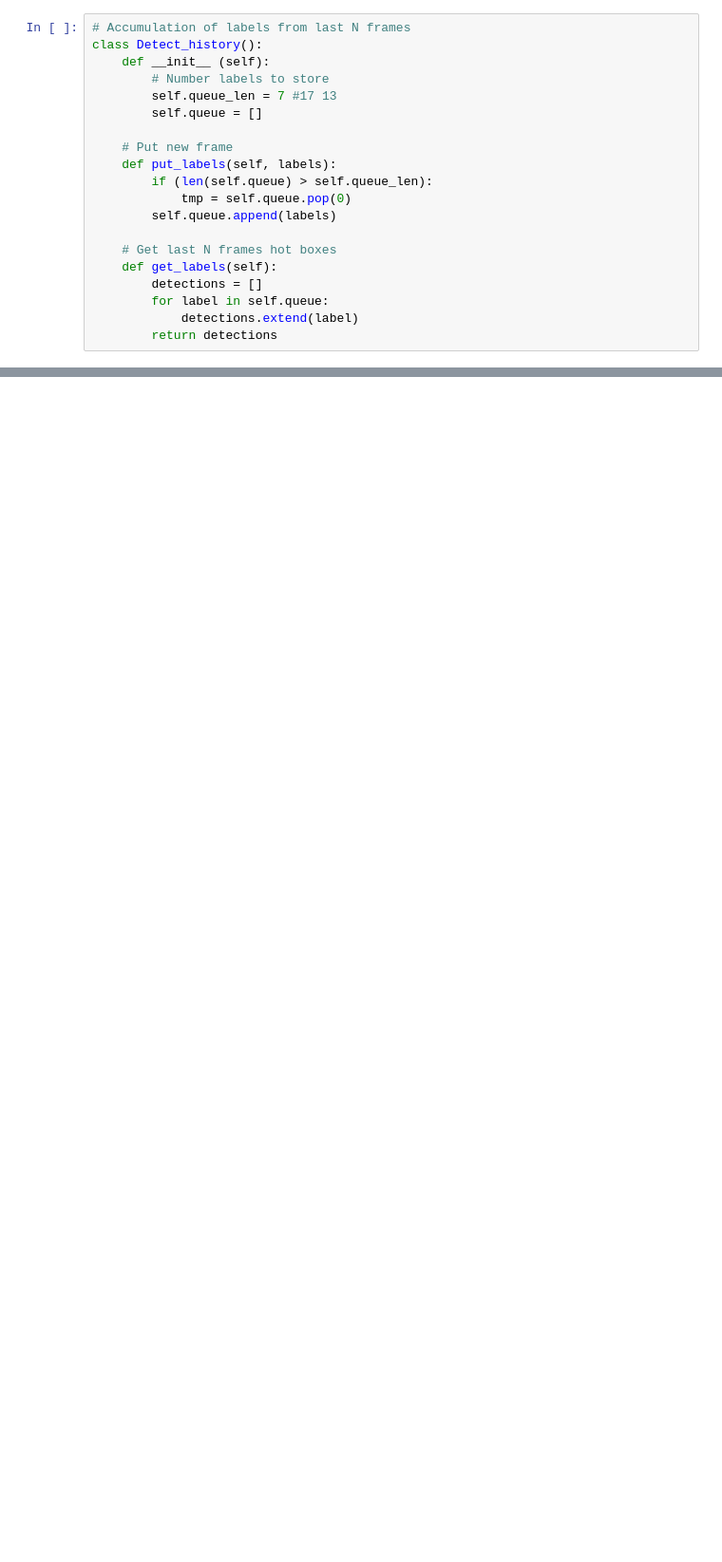
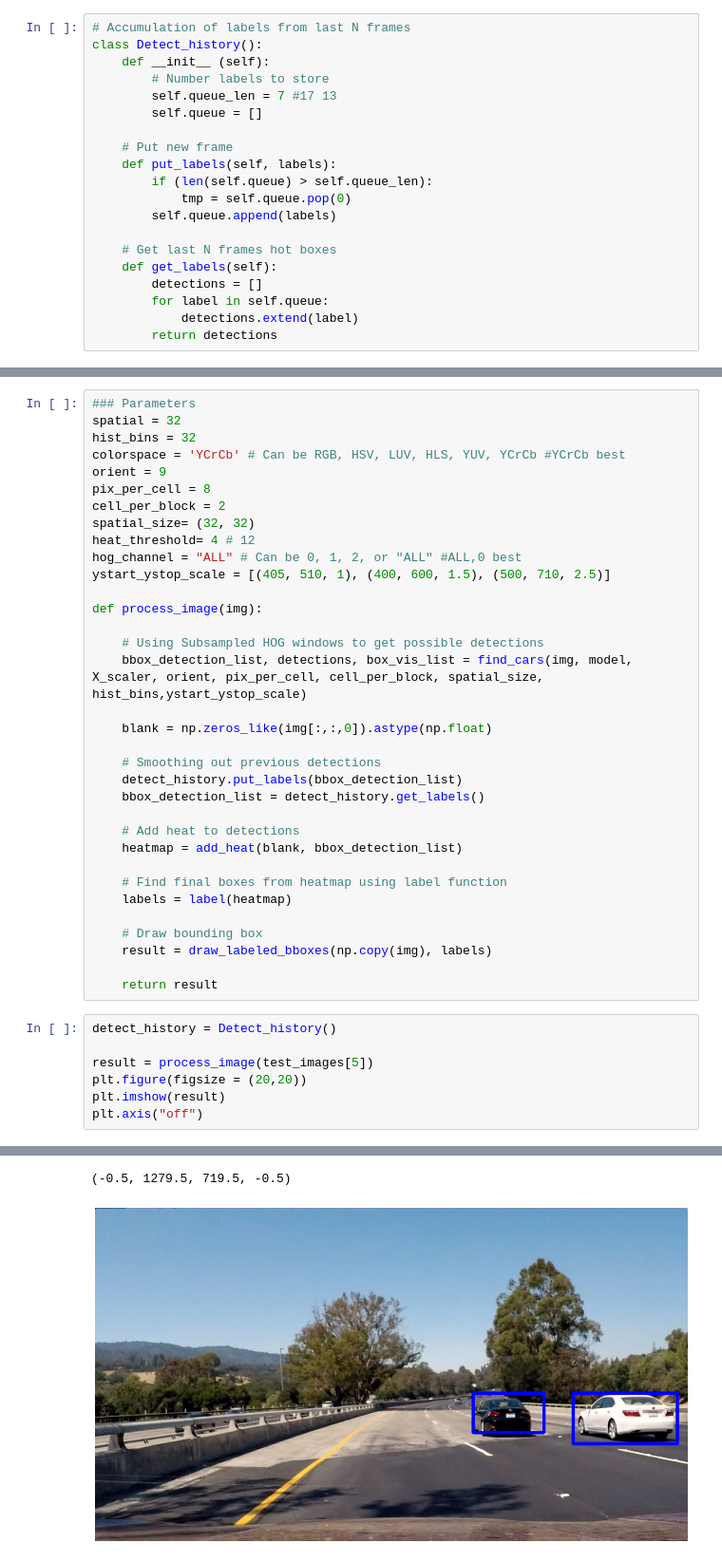
Before and after one commit to abdusamir/lane-detection, a Jupyter notebook: phase 2/Vehicle detection using SVM and HOG feature extaction.ipynb, the cells around one changed output, grey strips where cells are left out. Shown at 95% size. Cells and saved outputs as stored; diff of their text form; blank space fills up the shorter version.

```diff
--- a/phase 2/Vehicle detection using SVM and HOG feature extaction.ipynb
+++ b/phase 2/Vehicle detection using SVM and HOG feature extaction.ipynb
@@ -459,0 +457,42 @@ plt.axis('off')
+# %%
+### Parameters
+spatial = 32
+hist_bins = 32
+colorspace = 'YCrCb' # Can be RGB, HSV, LUV, HLS, YUV, YCrCb #YCrCb best
+orient = 9
+pix_per_cell = 8
+cell_per_block = 2
+spatial_size= (32, 32)
+heat_threshold= 4 # 12
+hog_channel = "ALL" # Can be 0, 1, 2, or "ALL" #ALL,0 best
+ystart_ystop_scale = [(405, 510, 1), (400, 600, 1.5), (500, 710, 2.5)]
+
+def process_image(img):
+
+    # Using Subsampled HOG windows to get possible detections
+    bbox_detection_list, detections, box_vis_list = find_cars(img, model, X_scaler, orient, pix_per_cell, cell_per_block, spatial_size, hist_bins,ystart_ystop_scale)
+
+    blank = np.zeros_like(img[:,:,0]).astype(np.float)
+
+    # Smoothing out previous detections
+    detect_history.put_labels(bbox_detection_list)
+    bbox_detection_list = detect_history.get_labels()
+
+    # Add heat to detections
+    heatmap = add_heat(blank, bbox_detection_list)
+
+    # Find final boxes from heatmap using label function
+    labels = label(heatmap)
+
+    # Draw bounding box
+    result = draw_labeled_bboxes(np.copy(img), labels)
+
+    return result
+# %%
+detect_history = Detect_history()
+
+result = process_image(test_images[5])
+plt.figure(figsize = (20,20))
+plt.imshow(result)
+plt.axis("off")
+# %% [output]
@@ -459,0 +501,2 @@ plt.axis('off')
+(-0.5, 1279.5, 719.5, -0.5)
+[figure, added]
```
Also changed, not shown: parts of 8 cells of this notebook, 3 other files.
